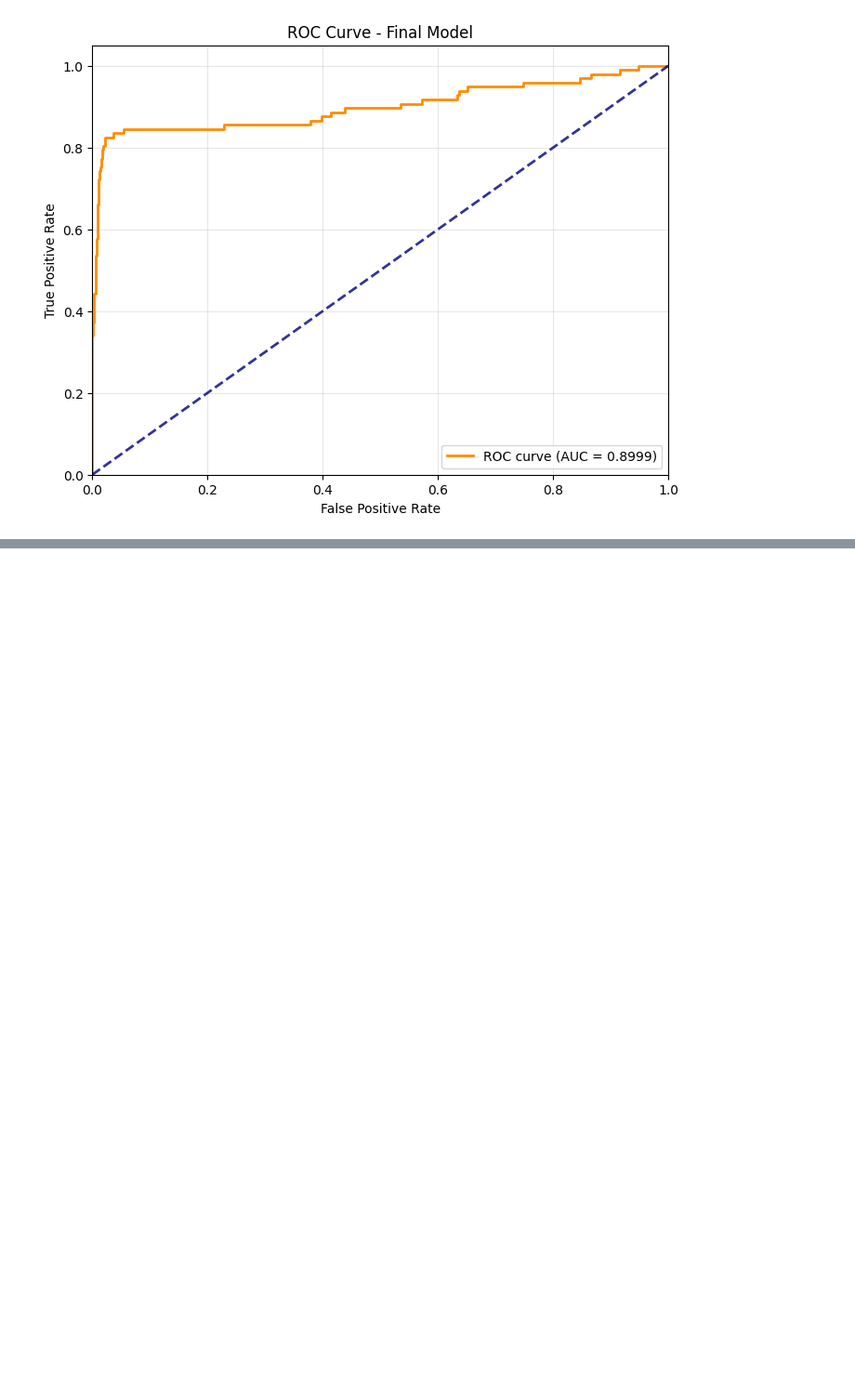
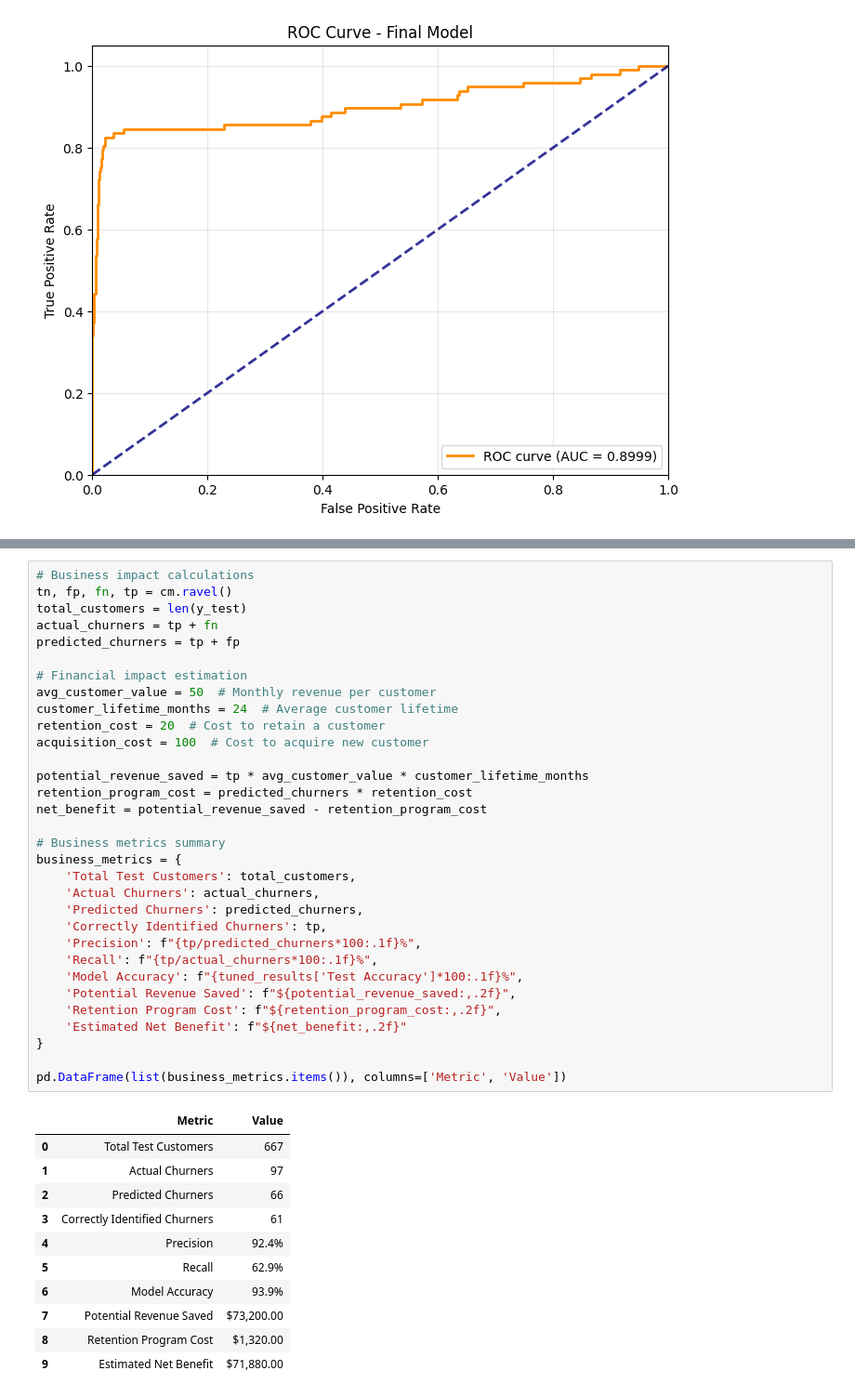
Before and after one commit to Navross/TelCom_Customer_Churn, a Jupyter notebook: syriatel_notebook_churn.ipynb, the cells around one changed output, grey strips where cells are left out. Shown: that part at 93% size. Cells and saved outputs as stored; diff of their text form; blank space fills up the shorter version.

Commit message:
business metrics

```diff
--- a/syriatel_notebook_churn.ipynb
+++ b/syriatel_notebook_churn.ipynb
@@ -357,0 +390,44 @@ plt.show()
+# %%
+# Business impact calculations
+tn, fp, fn, tp = cm.ravel()
+total_customers = len(y_test)
+actual_churners = tp + fn
+predicted_churners = tp + fp
+
+# Financial impact estimation
+avg_customer_value = 50  # Monthly revenue per customer
+customer_lifetime_months = 24  # Average customer lifetime
+retention_cost = 20  # Cost to retain a customer
+acquisition_cost = 100  # Cost to acquire new customer
+
+potential_revenue_saved = tp * avg_customer_value * customer_lifetime_months
+retention_program_cost = predicted_churners * retention_cost
+net_benefit = potential_revenue_saved - retention_program_cost
+
+# Business metrics summary
+business_metrics = {
+    'Total Test Customers': total_customers,
+    'Actual Churners': actual_churners,
+    'Predicted Churners': predicted_churners,
+    'Correctly Identified Churners': tp,
+    'Precision': f"{tp/predicted_churners*100:.1f}%",
+    'Recall': f"{tp/actual_churners*100:.1f}%",
+    'Model Accuracy': f"{tuned_results['Test Accuracy']*100:.1f}%",
+    'Potential Revenue Saved': f"${potential_revenue_saved:,.2f}",
+    'Retention Program Cost': f"${retention_program_cost:,.2f}",
+    'Estimated Net Benefit': f"${net_benefit:,.2f}"
+}
+
+pd.DataFrame(list(business_metrics.items()), columns=['Metric', 'Value'])
+# %% [output]
+|  | Metric | Value |
+| 0 | Total Test Customers | 667 |
+| 1 | Actual Churners | 97 |
+| 2 | Predicted Churners | 66 |
+| 3 | Correctly Identified Churners | 61 |
+| 4 | Precision | 92.4% |
+| 5 | Recall | 62.9% |
+| 6 | Model Accuracy | 93.9% |
+| 7 | Potential Revenue Saved | $73,200.00 |
+| 8 | Retention Program Cost | $1,320.00 |
+| 9 | Estimated Net Benefit | $71,880.00 |
```
Also changed, not shown: parts of 2 cells of this notebook.
